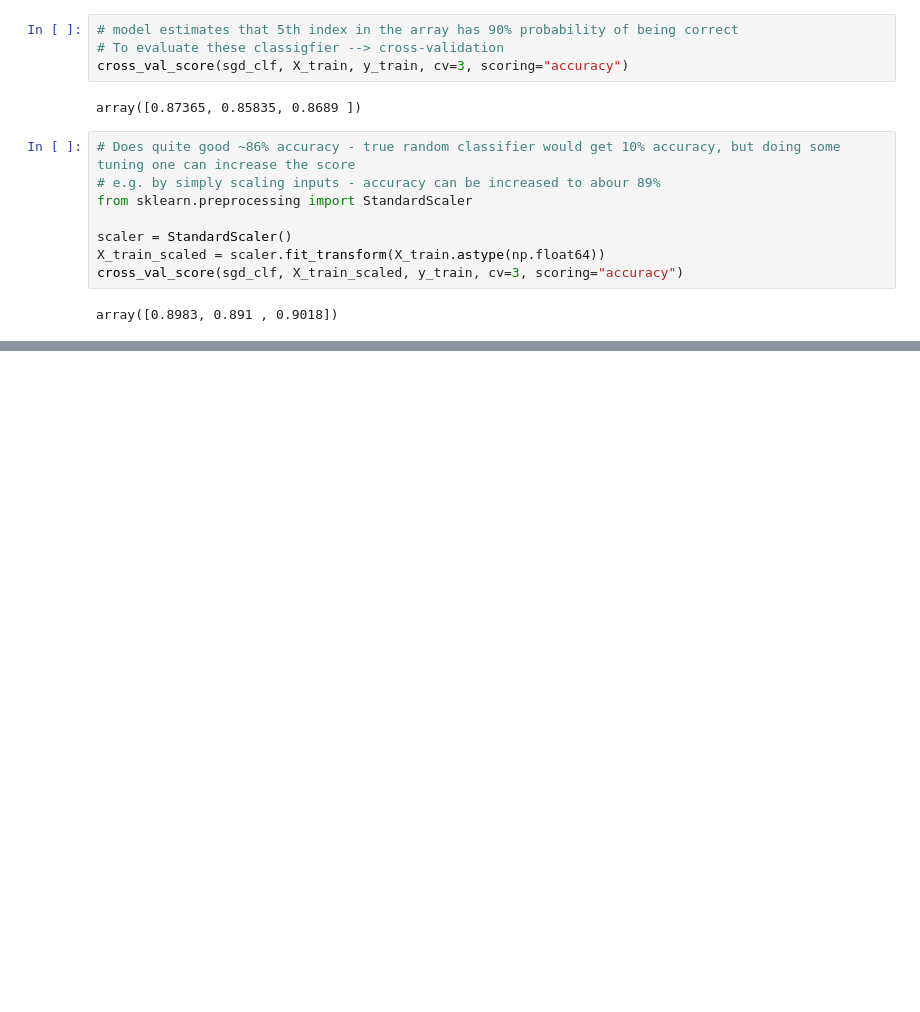
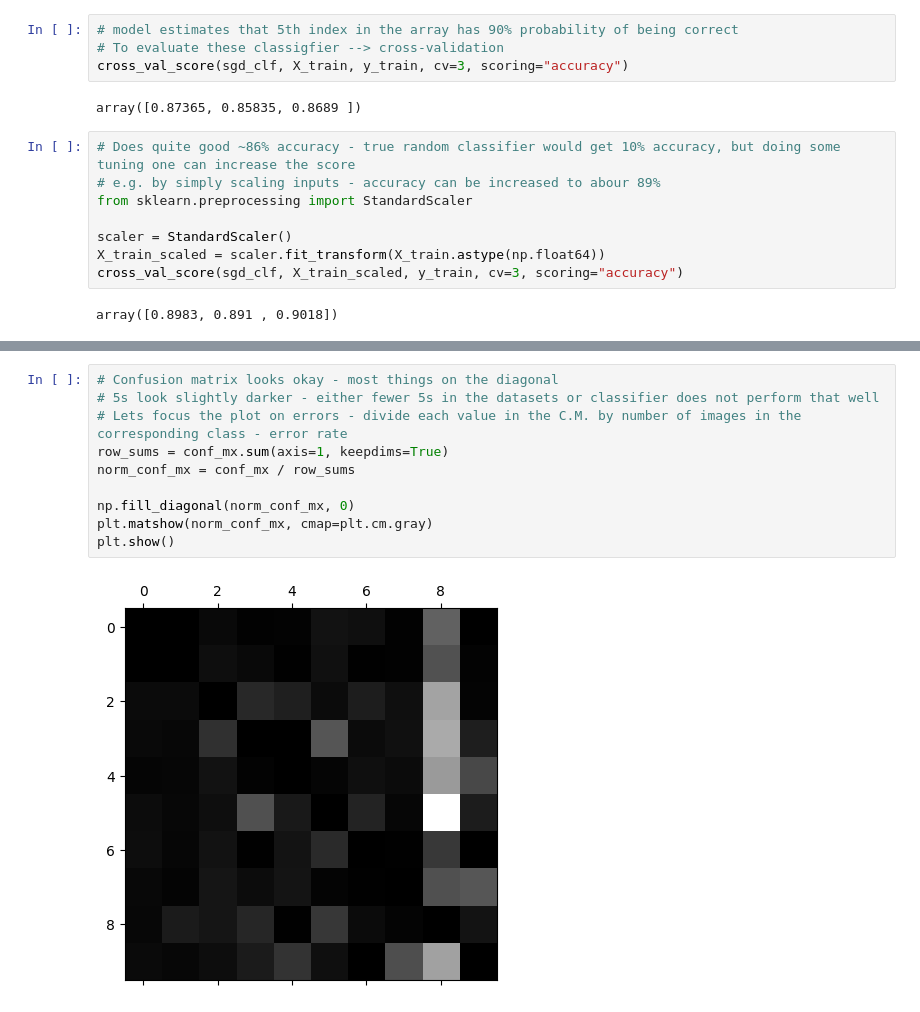
Before and after one commit to jonskerlj/ml_review, a Jupyter notebook: Classification_MNIST.ipynb, the cells around one changed output, grey strips where cells are left out. Cells and saved outputs as stored; diff of their text form; blank space fills up the shorter version.

```diff
--- a/Classification_MNIST.ipynb
+++ b/Classification_MNIST.ipynb
@@ -404,0 +418,12 @@ plt.show()
+# %%
+# Confusion matrix looks okay - most things on the diagonal
+# 5s look slightly darker - either fewer 5s in the datasets or classifier does not perform that well
+# Lets focus the plot on errors - divide each value in the C.M. by number of images in the corresponding class - error rate
+row_sums = conf_mx.sum(axis=1, keepdims=True)
+norm_conf_mx = conf_mx / row_sums
+
+np.fill_diagonal(norm_conf_mx, 0)
+plt.matshow(norm_conf_mx, cmap=plt.cm.gray)
+plt.show()
+# %% [output]
+[figure, added]
```
Also changed, not shown: parts of 13 cells of this notebook.
